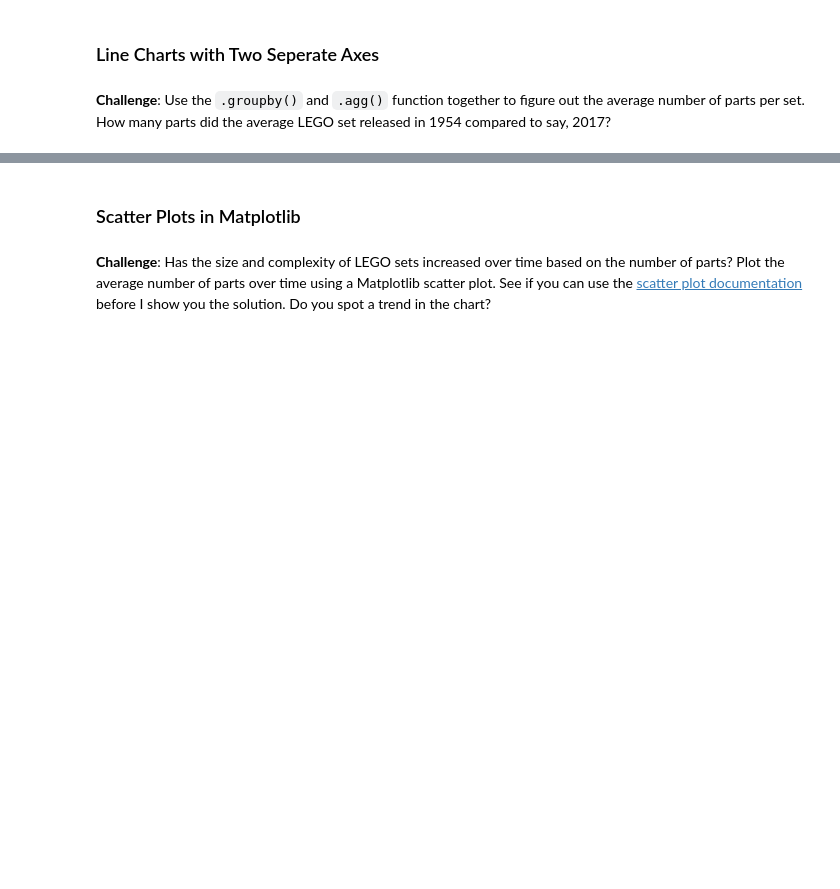
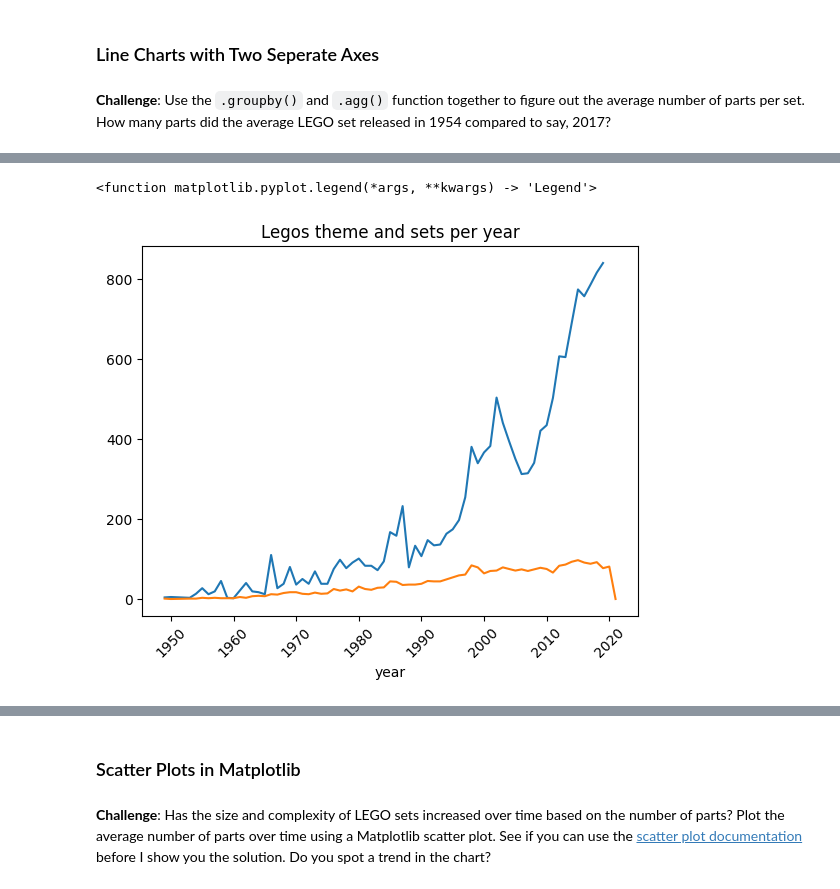
Before and after one commit to AshisB/python_projects, a Jupyter notebook: pandas_proj/LEGO Notebook and Data (start)/Lego_Analysis_for_Course_(start).ipynb, the cells around one changed output, grey strips where cells are left out. Drawn from its saved outputs; the diff is of its cells as text; code cells hidden in the pictures; blank space fills up the shorter version.

```diff
--- a/pandas_proj/LEGO Notebook and Data (start)/Lego_Analysis_for_Course_(start).ipynb
+++ b/pandas_proj/LEGO Notebook and Data (start)/Lego_Analysis_for_Course_(start).ipynb
@@ -103,0 +282,3 @@ Let's work out the number of different themes shipped by year. This means we hav
+# %%
+theme_set=set_df.groupby('year').agg({'theme_id':pd.Series.nunique})
+theme_set.head()
@@ -103,0 +293,11 @@ Let's work out the number of different themes shipped by year. This means we hav
+# %%
+plt.Figure(figsize=(5,4))
+plt.xticks(rotation=45)
+plt.plot(new_year_set['num_parts'],label='Theme')
+plt.plot(theme_set['theme_id'],label="Nuner of sets")
+plt.xlabel('year')
+plt.title('Legos theme and sets per year')
+plt.legend
+# %% [output]
+<function matplotlib.pyplot.legend(*args, **kwargs) -> 'Legend'>
+[figure, added]
```
Also changed, not shown: parts of 25 cells of this notebook, 7 other files.
